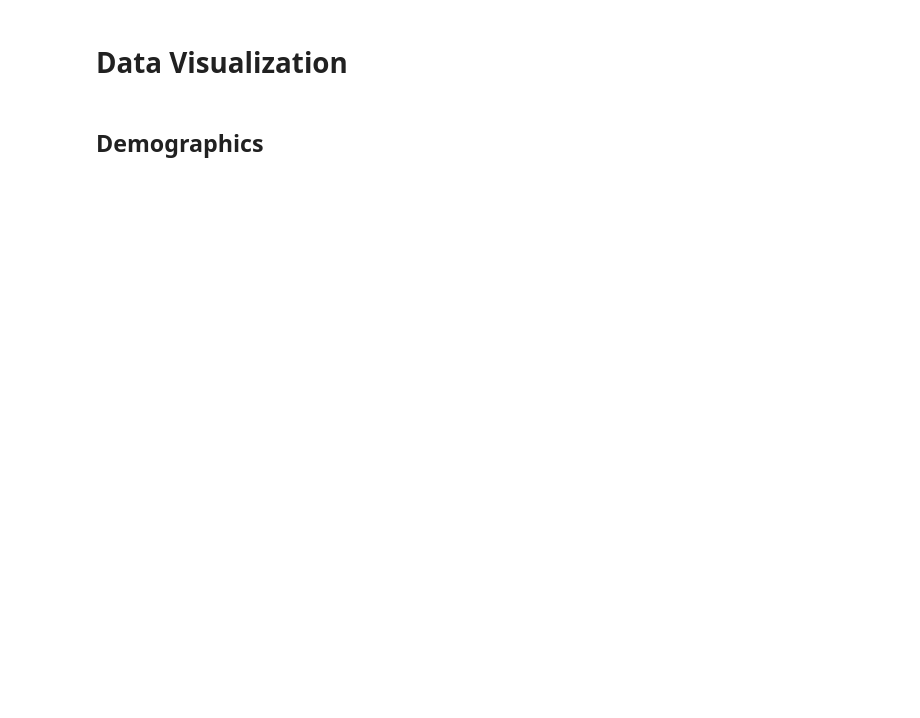
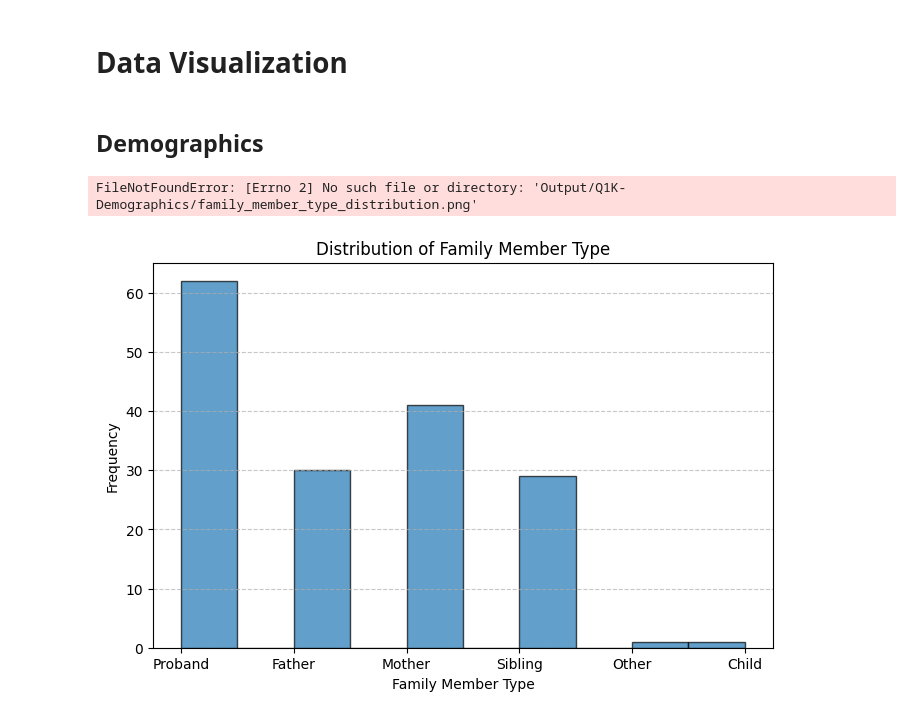
Before and after one commit to labo-NED/GENiAL, a Jupyter notebook: Notebooks/database_prep.ipynb, the cells around one changed output. Cells and saved outputs as stored; diff of their text form; code cells hidden in the pictures; blank space fills up the shorter version.

```diff
--- a/Notebooks/database_prep.ipynb
+++ b/Notebooks/database_prep.ipynb
@@ -8,3 +11,27 @@ from IPython.display import FileLink
+# %%
+# Directory
+root_dir = "/Users/emmanuelle.coutu-nadeau/Library/Mobile Documents/com~apple~CloudDocs/UdeM/MSc Psycho/LABO NED - Personal Drive/Code/GENiAL/"
+data_dir = os.path.join(root_dir, 'Data/')
+
+# Original Data CSVs from REDCAP
+original_demog_genetics_data = os.path.join(root_dir,'Data/Genetics/Input/Q1K-ECN-DB.csv')
+original_dia_cogn_data = os.path.join(root_dir, 'Data/Diagnosis + Cogn Tests/Q1K-Dia_cogn.csv')
+
+# Input Files for CNV prediction
+genetics_only_data = os.path.join(root_dir, 'Data/Genetics/Input/CNV-Analysis.csv')
+hg38_input_data = os.path.join(root_dir,'Data/Genetics/Input/CNV-Analysis-Hg38.tsv')
+hg19_input_data = os.path.join(root_dir,'Data/Genetics/Input/CNV-Analysis-Hg19.tsv')
+hg18_input_data = os.path.join(root_dir,'Data/Genetics/Input/CNV-Analysis-Hg18.tsv')
+
+# Calculated CNVs files
+cnv_prediction_hg19_data = os.path.join(root_dir, 'Data/Genetics/Input/cnvprediction-hg19-output.csv')
+cnv_prediction_hg38_data = os.path.join(root_dir, 'Data/Genetics/Input/cnvprediction-hg38-output.csv')
+
+# Index to Pariticpant Code Map
+id_map = os.path.join(root_dir, 'Data/Genetics/Input/sample-id-map.csv')
+
+# Output Files
+preprocessed_data_path = os.path.join(root_dir, 'Data/Final/GENIAL-DB-preprocessed.csv')
 # %% [markdown]
 ### Prepare input files for CNV online tool
 # %%
@@ -27,14 +54,17 @@ df_18.to_csv('Data/Q1K/Input/Genetics/CNV-Analysis-Hg18.tsv', sep='\t', index=Fa
 # %%
 # ---- Import Data ----
 # Original data (CSV)
-df = pd.read_csv('Data/Q1K/Input/Q1K-ECN-DB.csv')
+df = pd.read_csv(original_demog_genetics_data)
+
+# Diagnosis and Cognitive tests Data (CSV)
+dia_cogn_df = pd.read_csv(original_dia_cogn_data)
 
 # CNV prediction outputs from tool
-cnv_hg19_df = pd.read_csv('Data/Q1K/Input/Genetics/cnvprediction-hg19-output.csv')
-cnv_hg38_df = pd.read_csv('Data/Q1K/Input/Genetics/cnvprediction-hg38-output.csv')
+cnv_hg19_df = pd.read_csv(cnv_prediction_hg19_data)
+cnv_hg38_df = pd.read_csv(cnv_prediction_hg38_data)
 
 # Map of # id (used in CNV prediction) and Q1K id
-id_map = pd.read_csv('Data/Q1K/Input/Genetics/sample-id-map.csv')
+id_map = pd.read_csv(id_map)
 
 # ---- New column : Family member type ----
 # Function to determine the family_member_type
@@ -48,6 +78,10 @@ def categorize_family_member_type(id_value):
         return 'Father'
     elif last_part.startswith('M') and last_part[1:].isdigit():
         return 'Mother'
+    elif last_part.startswith('C') and last_part[1:].isdigit():
+        return 'Child'
+    elif last_part.startswith('O') and last_part[1:].isdigit():
+        return 'Other'
     else:
         return pd.NA
 
@@ -98,7 +156,7 @@ FileLink("Data/Q1K/Output/Q1K-ECN-DB-preprocessed.csv")
 # %% [markdown]
 ## Demographics
 # %%
-family_member_groups = ['Proband', 'Sibling', 'Mother', 'Father']
+family_member_groups = ['Proband', 'Sibling', 'Mother', 'Father', 'Child', 'Other']
 
 # Create family_member_type histograms
 plt.figure(figsize=(8, 5))
@@ -134,33 +192,36 @@ for group in family_member_groups:
 
     plt.savefig(f'Output/Q1K-Demographics/age_distribution_{group}.png')
     plt.clf()
 
 # Create GENDER histograms for each family_member group
 for group in family_member_groups:
     subset = df[df['family_member_type'] == group]
 
     # Count occurrences of each gender category
     gender_counts = subset['Sex at birth:'].value_counts()
 
 
     # Create pie chart
     plt.figure(figsize=(8, 5))
     wedges, texts, autotexts = plt.pie(
         gender_counts,
         labels=gender_counts.index,  # Keep only category names as labels
         autopct=lambda p: f'{p:.1f}% ({int(p * sum(gender_counts) / 100)})',  # Show percentage and absolute value
         startangle=90,
         wedgeprops={'edgecolor': 'black'}
     )
 
     plt.title(f'Sex at Birth Distribution for {group}')
 
     # Add legend
     plt.legend(wedges, gender_counts.index, title="Sex at Birth", loc="upper right")
 
     # Save the figure
     plt.savefig(f'Output/Q1K-Demographics/gender_distribution_{group}.png')
     plt.clf()  # Clear the figure after saving
+# %% [output]
+FileNotFoundError: [Errno 2] No such file or directory: 'Output/Q1K-Demographics/family_member_type_distribution.png'
+[figure, added]
 # %%
 # Filter relevant genetic status categories
 genetic_status_filtered = df[df['Genetic Status'].isin(['Normal', 'Abnormal', 'VUS', 'NaN'])]
```
Also changed, not shown: parts of 12 cells of this notebook, 1 other file.
